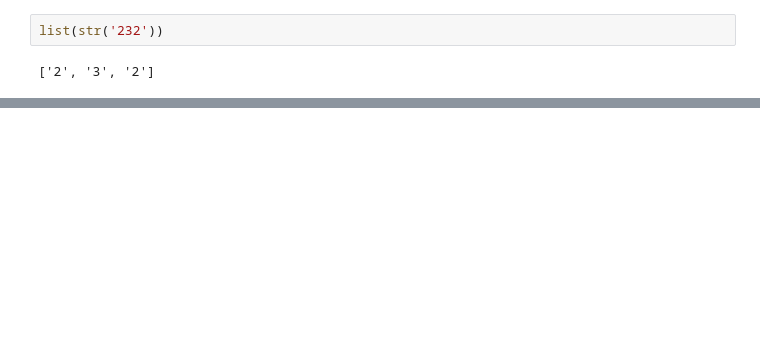
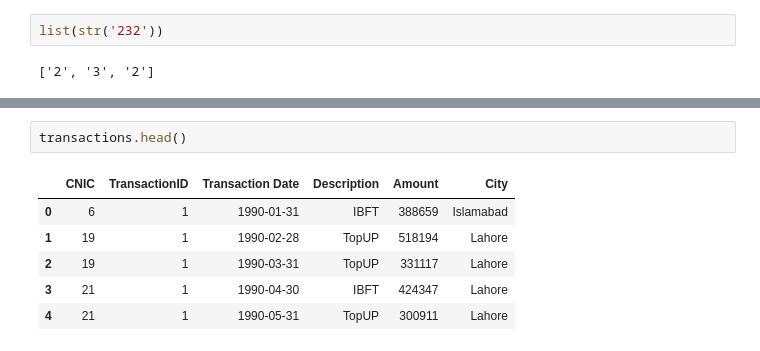
Before and after one commit to EnggQasim/Batch04_to_35, a Jupyter notebook: Saturday/pandas/pandas3_class5.ipynb, the cells around one changed output, grey strips where cells are left out. Saved outputs shown, nothing was run; the diff lists cells and outputs as text; blank space fills up the shorter version.

```diff
--- a/Saturday/pandas/pandas3_class5.ipynb
+++ b/Saturday/pandas/pandas3_class5.ipynb
@@ -492,0 +506,9 @@ transactions.groupby([transactions['Transaction Date'].dt.year, "City","CNIC"]).
+# %%
+transactions.head()
+# %% [output]
+|  | CNIC | TransactionID | Transaction Date | Description | Amount | City |
+| 0 | 6 | 1 | 1990-01-31 | IBFT | 388659 | Islamabad |
+| 1 | 19 | 1 | 1990-02-28 | TopUP | 518194 | Lahore |
+| 2 | 19 | 1 | 1990-03-31 | TopUP | 331117 | Lahore |
+| 3 | 21 | 1 | 1990-04-30 | IBFT | 424347 | Lahore |
+| 4 | 21 | 1 | 1990-05-31 | TopUP | 300911 | Lahore |
```
Also changed, not shown: parts of 30 cells of this notebook, 9 other files.
